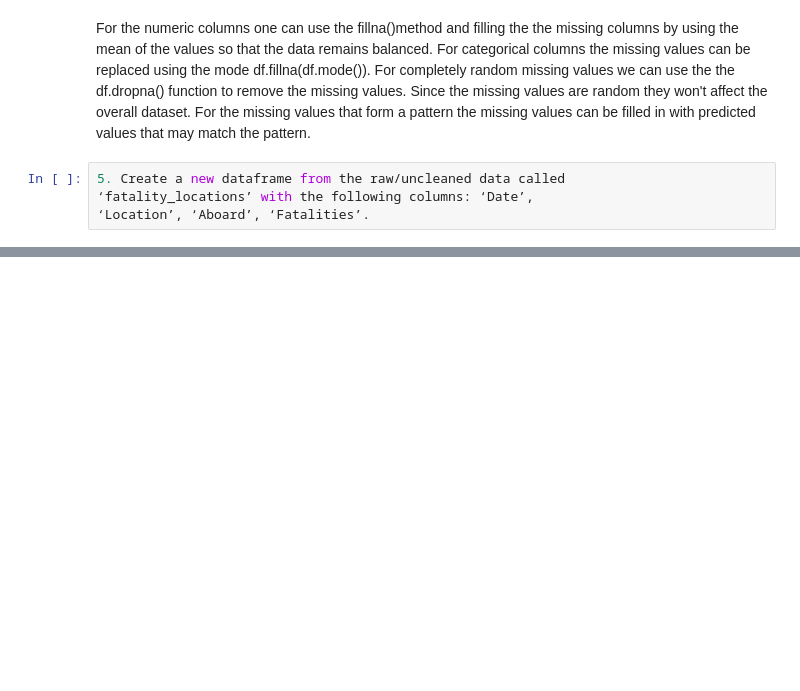
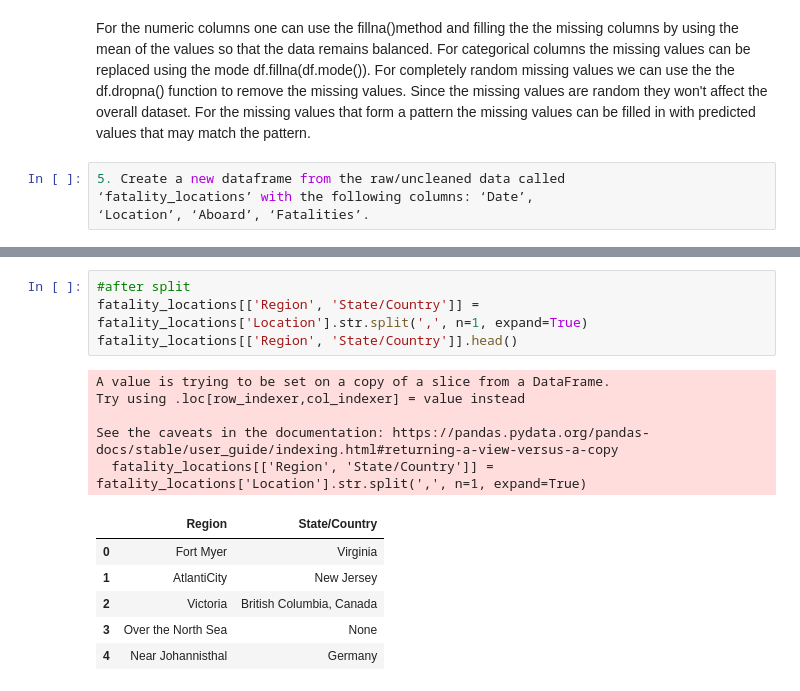
Before and after one commit to Ray-Mun-Ben/-AI-Coursework-2025, a Jupyter notebook: Airplane_Crashes_Data_Cleaning.ipynb, the cells around one changed output, grey strips where cells are left out. Cells and saved outputs as stored; diff of their text form; blank space fills up the shorter version.

```diff
--- a/Airplane_Crashes_Data_Cleaning.ipynb
+++ b/Airplane_Crashes_Data_Cleaning.ipynb
@@ -56,0 +124,16 @@ For the missing values that form a pattern the missing values can be filled in w
+# %%
+#after split
+fatality_locations[['Region', 'State/Country']] = fatality_locations['Location'].str.split(',', n=1, expand=True)
+fatality_locations[['Region', 'State/Country']].head()
+# %% [output]
+A value is trying to be set on a copy of a slice from a DataFrame.
+Try using .loc[row_indexer,col_indexer] = value instead
+
+See the caveats in the documentation: https://pandas.pydata.org/pandas-docs/stable/user_guide/indexing.html#returning-a-view-versus-a-copy
+  fatality_locations[['Region', 'State/Country']] = fatality_locations['Location'].str.split(',', n=1, expand=True)
+|  | Region | State/Country |
+| 0 | Fort Myer | Virginia |
+| 1 | AtlantiCity | New Jersey |
+| 2 | Victoria | British Columbia, Canada |
+| 3 | Over the North Sea | None |
+| 4 | Near Johannisthal | Germany |
```
Also changed, not shown: parts of 13 cells of this notebook.
